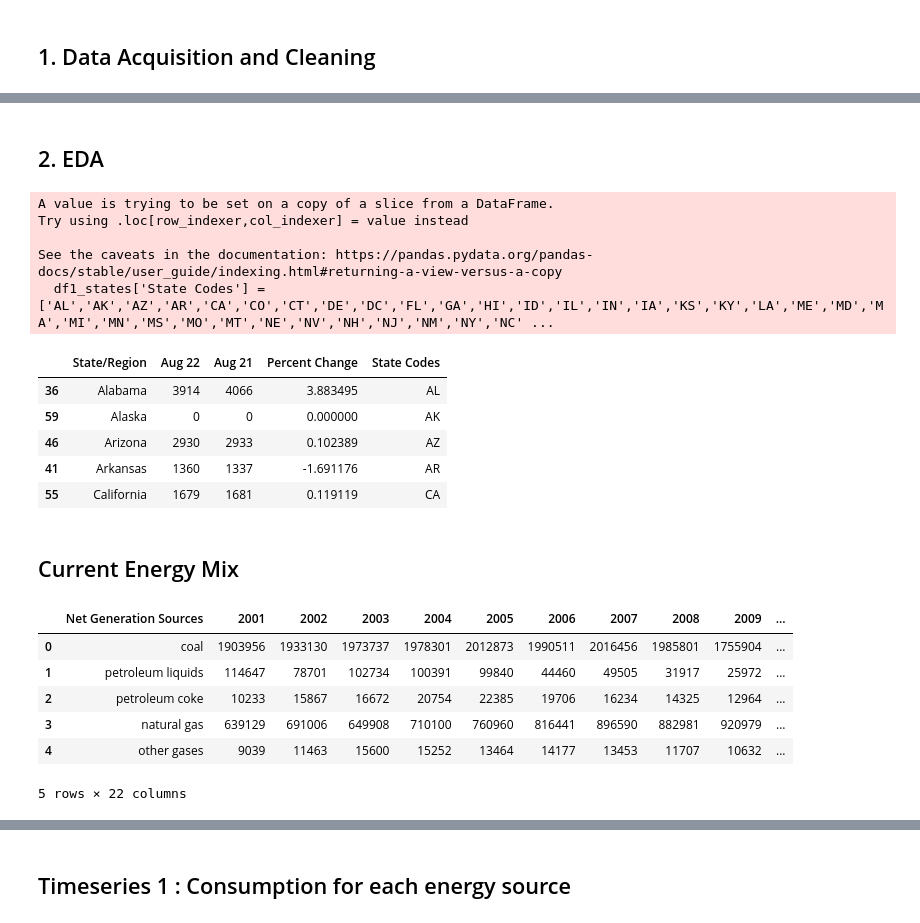
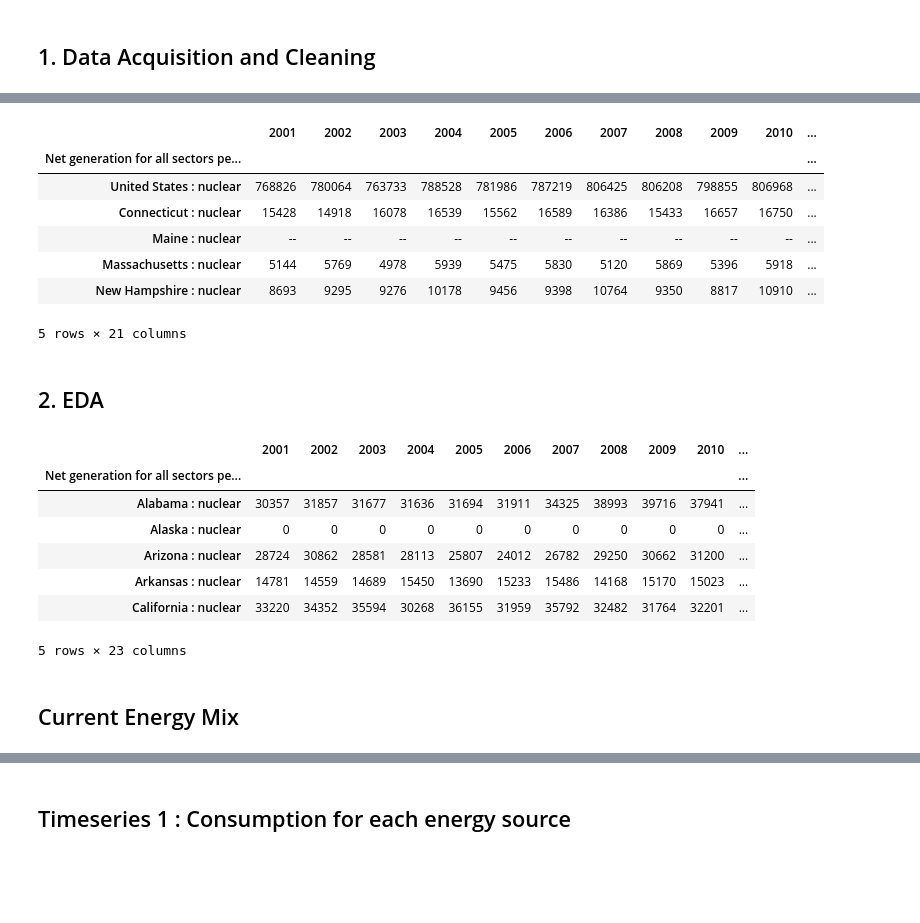
Before and after one commit to AlexandreSeb97/CIV190-Fall22-FinalProject, a Jupyter notebook: analysis_notebook.ipynb, the cells around one changed output, grey strips where cells are left out. Drawn from its saved outputs; the diff is of its cells as text; code cells hidden in the pictures; blank space fills up the shorter version.

```diff
--- a/analysis_notebook.ipynb
+++ b/analysis_notebook.ipynb
@@ -76,21 +105,39 @@ df1
+# %%
+# Split into all data and nuclear data
+all_fuels_df = formap_df.filter(regex='.* : all fuels.*', axis=0)
+nuclear_df = formap_df.filter(regex='.* : nuclear', axis=0)
+nuclear_df.head()
+# %% [output]
+|  | 2001 | 2002 | 2003 | 2004 | 2005 | 2006 | 2007 | 2008 | 2009 | 2010 | ... |
+| Net generation for all sectors pe... |  |  |  |  |  |  |  |  |  |  | ... |
+| United States : nuclear | 768826 | 780064 | 763733 | 788528 | 781986 | 787219 | 806425 | 806208 | 798855 | 806968 | ... |
+| Connecticut : nuclear | 15428 | 14918 | 16078 | 16539 | 15562 | 16589 | 16386 | 15433 | 16657 | 16750 | ... |
+| Maine : nuclear | -- | -- | -- | -- | -- | -- | -- | -- | -- | -- | ... |
+| Massachusetts : nuclear | 5144 | 5769 | 4978 | 5939 | 5475 | 5830 | 5120 | 5869 | 5396 | 5918 | ... |
+| New Hampshire : nuclear | 8693 | 9295 | 9276 | 10178 | 9456 | 9398 | 10764 | 9350 | 8817 | 10910 | ... |
+5 rows × 21 columns
 # %% [markdown]
 ## 2. EDA
 # %%
-to_drop =  ['East North Central', 'East South Central', 'Middle Atlantic', 'Pacific Contiguous', 'Pacific Noncontiguous', 'South Atlantic', 'U.S. Total', 'West North Central', 'New England', 'Mountain', 'West North Central', 'West South Central']
-df1_states = df1[~df1['State/Region'].isin(to_drop)]
-df1_states['State Codes'] = ['AL','AK','AZ','AR','CA','CO','CT','DE','DC','FL','GA','HI','ID','IL','IN','IA','KS','KY','LA','ME','MD','MA','MI','MN','MS','MO','MT','NE','NV','NH','NJ','NM','NY','NC','ND','OH','OK','OR','PA','RI','SC','SD','TN','TX','UT','VT','VA','WA','WV','WI','WY']
-df1_states.head()
+state_codes = ['AL','AK','AZ','AR','CA','CO','CT','DE','DC','FL','GA','HI','ID','IL','IN','IA','KS','KY','LA','ME','MD','MA','MI','MN','MS','MO','MT','NE','NV','NH','NJ','NM','NY','NC','ND','OH','OK','OR','PA','RI','SC','SD','TN','TX','UT','VT','VA','WA','WV','WI','WY']
-# %% [output]
-A value is trying to be set on a copy of a slice from a DataFrame.
-Try using .loc[row_indexer,col_indexer] = value instead
-
-See the caveats in the documentation: https://pandas.pydata.org/pandas-docs/stable/user_guide/indexing.html#returning-a-view-versus-a-copy
-  df1_states['State Codes'] = ['AL','AK','AZ','AR','CA','CO','CT','DE','DC','FL','GA','HI','ID','IL','IN','IA','KS','KY','LA','ME','MD','MA','MI','MN','MS','MO','MT','NE','NV','NH','NJ','NM','NY','NC' ...
-|  | State/Region | Aug 22 | Aug 21 | Percent Change | State Codes |
-| 36 | Alabama | 3914 | 4066 | 3.883495 | AL |
-| 59 | Alaska | 0 | 0 | 0.000000 | AK |
-| 46 | Arizona | 2930 | 2933 | 0.102389 | AZ |
-| 41 | Arkansas | 1360 | 1337 | -1.691176 | AR |
-| 55 | California | 1679 | 1681 | 0.119119 | CA |
+# %%
+nuclear_df = nuclear_df.replace(to_replace='--', value=0)
+nuclear_df['Percent Change'] = ((nuclear_df['2021'].astype(float) - nuclear_df['2001'].astype(float))*100)/nuclear_df['2001'].astype(float)
+nuclear_df = nuclear_df.fillna(0)
+
+# Dropped total count for US to be able to map properly
+map_nuclear_df = nuclear_df.drop('United States : nuclear')
+map_nuclear_df = map_nuclear_df.sort_index()
+map_nuclear_df['State Codes'] = state_codes
+map_nuclear_df.head()
+# %% [output]
+|  | 2001 | 2002 | 2003 | 2004 | 2005 | 2006 | 2007 | 2008 | 2009 | 2010 | ... |
+| Net generation for all sectors pe... |  |  |  |  |  |  |  |  |  |  | ... |
+| Alabama : nuclear | 30357 | 31857 | 31677 | 31636 | 31694 | 31911 | 34325 | 38993 | 39716 | 37941 | ... |
+| Alaska : nuclear | 0 | 0 | 0 | 0 | 0 | 0 | 0 | 0 | 0 | 0 | ... |
+| Arizona : nuclear | 28724 | 30862 | 28581 | 28113 | 25807 | 24012 | 26782 | 29250 | 30662 | 31200 | ... |
+| Arkansas : nuclear | 14781 | 14559 | 14689 | 15450 | 13690 | 15233 | 15486 | 14168 | 15170 | 15023 | ... |
+| California : nuclear | 33220 | 34352 | 35594 | 30268 | 36155 | 31959 | 35792 | 32482 | 31764 | 32201 | ... |
+5 rows × 23 columns
 # %%
 # create figure
@@ -111,33 +158,6 @@ fig.update_layout(
 fig.show()
 # %% [markdown]
 ## Current Energy Mix
-# %%
-# Importing Net generation data
-
-netgen_df = pd.read_csv(net_generation_file)
-# Cleaning unneeded rows and columns
-netgen_df = netgen_df.drop(index=[0,1,2,3,4,5,6])
-a = np.array(['Net Generation Sources', 'Units', 'Source Key'])
-b = np.arange(2001, 2022)
-columns = np.append(a, b)
-netgen_df.columns = columns
-netgen_df = netgen_df.reset_index()
-netgen_df = netgen_df.drop(columns=['index', 'Units', 'Source Key'])
-netgen_df = netgen_df.fillna(0)
-netgen_df = netgen_df.replace(to_replace='--', value=0)
-netgen_df = netgen_df[:-1]
-
-netgen_df['Net Generation Sources'] = netgen_df['Net Generation Sources'].str.replace(r'United States : ', '', regex=True)
-
-netgen_df.head()
-# %% [output]
-|  | Net Generation Sources | 2001 | 2002 | 2003 | 2004 | 2005 | 2006 | 2007 | 2008 | 2009 | ... |
-| 0 | coal | 1903956 | 1933130 | 1973737 | 1978301 | 2012873 | 1990511 | 2016456 | 1985801 | 1755904 | ... |
-| 1 | petroleum liquids | 114647 | 78701 | 102734 | 100391 | 99840 | 44460 | 49505 | 31917 | 25972 | ... |
-| 2 | petroleum coke | 10233 | 15867 | 16672 | 20754 | 22385 | 19706 | 16234 | 14325 | 12964 | ... |
-| 3 | natural gas | 639129 | 691006 | 649908 | 710100 | 760960 | 816441 | 896590 | 882981 | 920979 | ... |
-| 4 | other gases | 9039 | 11463 | 15600 | 15252 | 13464 | 14177 | 13453 | 11707 | 10632 | ... |
-5 rows × 22 columns
 # %%
 # Dropping other renewables because its always zero
 netgen_df = netgen_df[~(netgen_df['Net Generation Sources'] == 'other renewables')]
```
Also changed, not shown: parts of 10 cells of this notebook, 1 other file.
